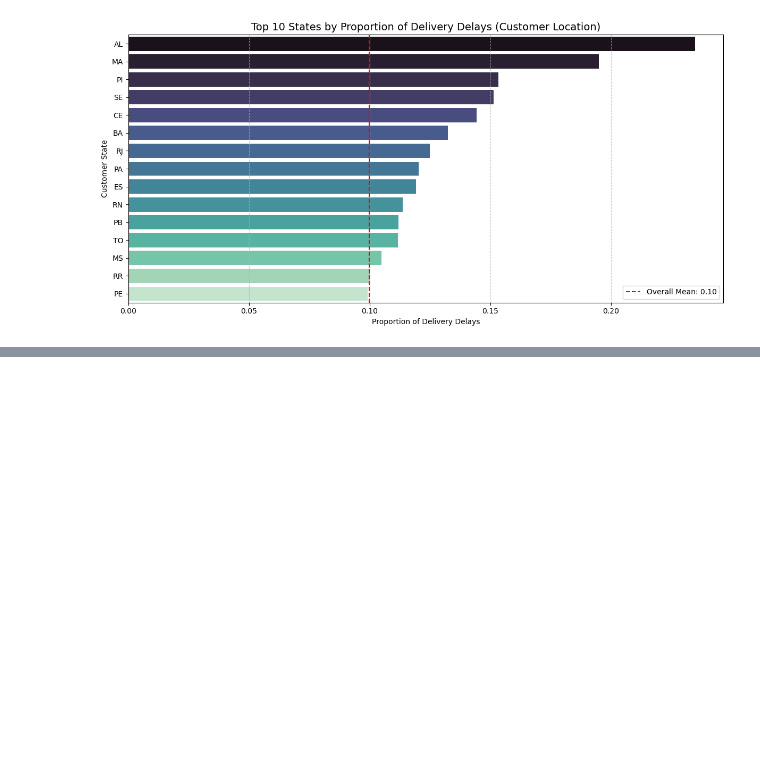
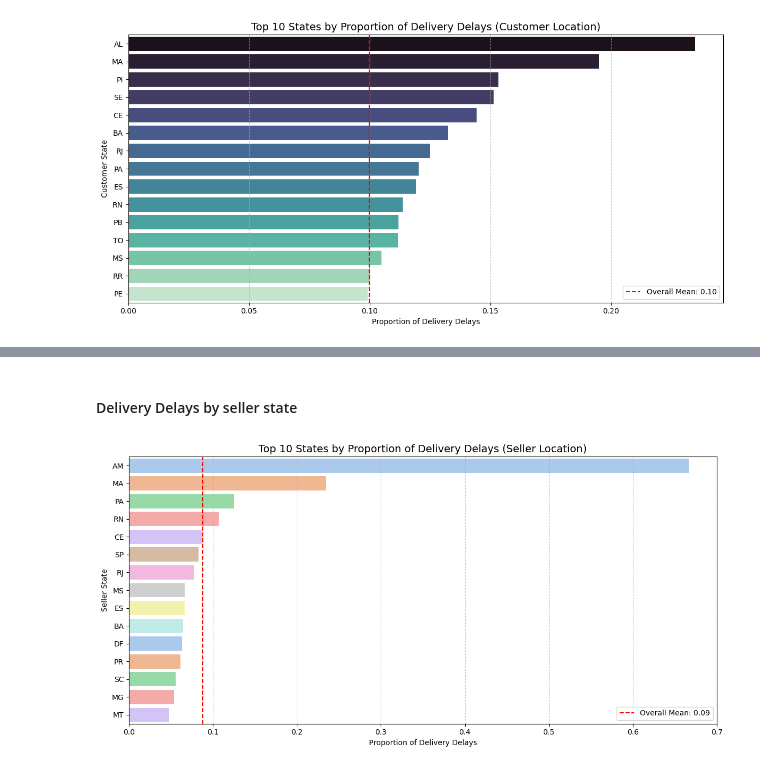
Before and after one commit to rickaof/Portfolio, a Jupyter notebook: Ecommerce_Analysis/notebooks/data_preparation.ipynb, the cells around one changed output, grey strips where cells are left out. Saved outputs shown, nothing was run; the diff lists cells and outputs as text; code cells hidden in the pictures; blank space fills up the shorter version.

```diff
--- a/Ecommerce_Analysis/notebooks/data_preparation.ipynb
+++ b/Ecommerce_Analysis/notebooks/data_preparation.ipynb
@@ -609,0 +662,33 @@ plt.show()
+# %% [markdown]
+#### Delivery Delays by seller state
+# %%
+# Filter only delayed orders (calculating the mean delay rate per state)
+delayed_orders_seller = df_merged.groupby("seller_state")["is_late"].mean()
+
+# Sort and select the top 15 states with the highest delay proportions
+top_states = delayed_orders_seller.sort_values(ascending=False).head(15)
+
+# Reset index to turn it into a DataFrame
+top_states = top_states.reset_index()
+top_states.rename(columns={"is_late": "delayed_orders_seller"}, inplace=True)
+
+# Calculate the overall average delay rate
+overall_mean_delay = delayed_orders_seller.mean()
+
+# Plot delay percentage by customer state
+plt.figure(figsize=(12, 6))
+sns.barplot(x='delayed_orders_seller', y='seller_state', data=top_states, palette='pastel')
+
+# Add a vertical line for the overall mean
+plt.axvline(x=overall_mean_delay, color='red', linestyle='--', label=f'Overall Mean: {overall_mean_delay:.2f}')
+
+# Plot settings
+plt.title('Top 10 States by Proportion of Delivery Delays (Seller Location)', fontsize=14)
+plt.xlabel('Proportion of Delivery Delays')
+plt.ylabel('Seller State')
+plt.grid(axis='x', linestyle='--', alpha=0.7)
+plt.legend()
+plt.tight_layout()
+plt.show()
+# %% [output]
+[figure, added]
```
Also changed, not shown: parts of 7 cells of this notebook.
